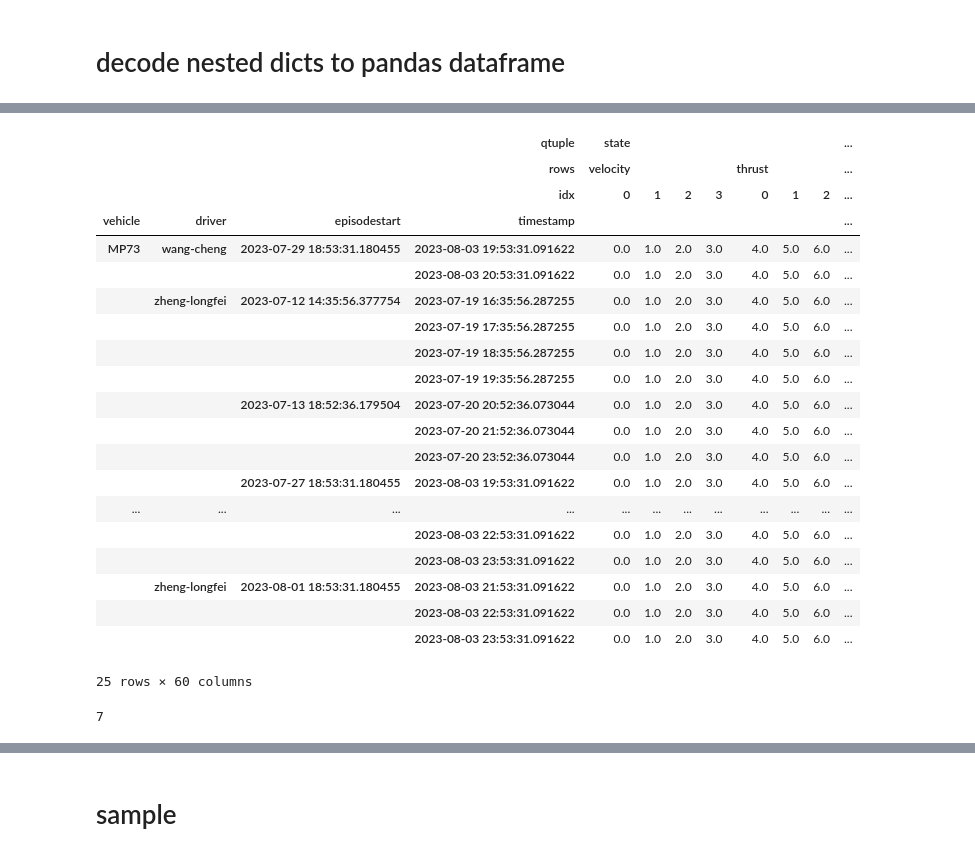
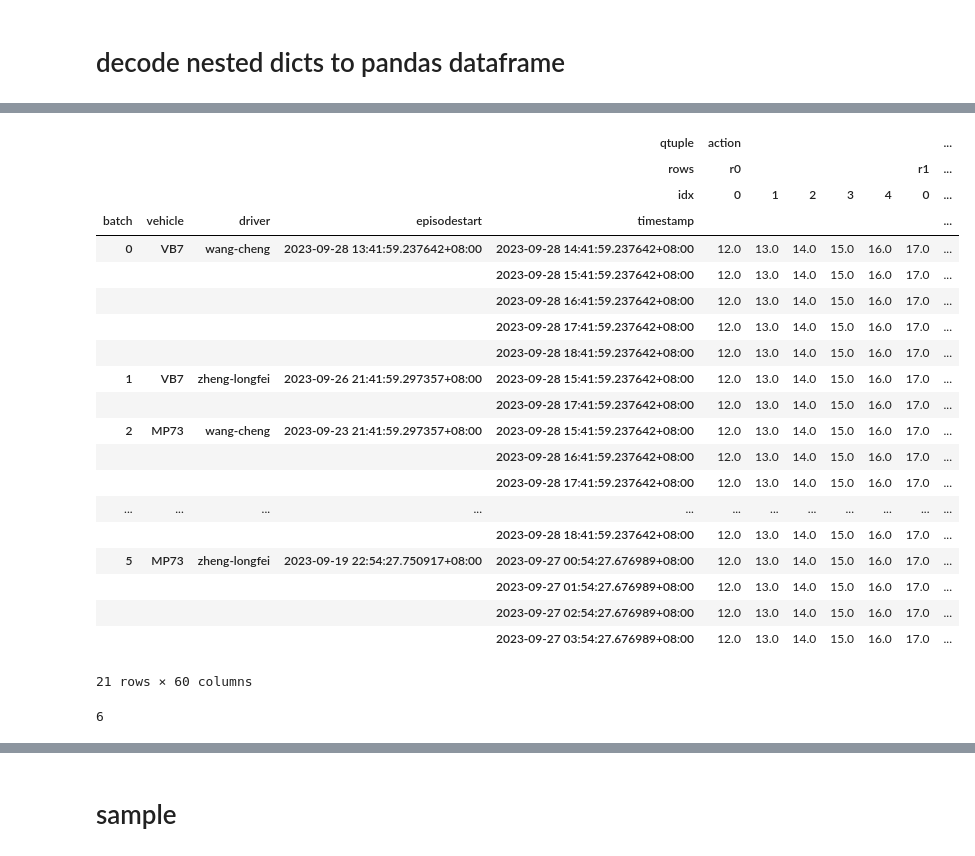
Before and after one commit to Binjian/eos, a Jupyter notebook: eos/utils/avro_codes.ipynb, the cells around one changed output, grey strips where cells are left out. Drawn from its saved outputs; the diff is of its cells as text; code cells hidden in the pictures.

```diff
--- a/eos/utils/avro_codes.ipynb
+++ b/eos/utils/avro_codes.ipynb
@@ -976,6 +976,8 @@ anep
 # anep['meta']['episode_meta']
 # for k,v in anep['sequence']
 len(anep['sequence'])
-anep['sequence'][0]
+# anep['sequence'][0]
+for qtuple, obs in anep['sequence'][0].items():
+    print(f"qtuple: {qtuple};\nobs: {obs}\n\n")
 # %% [output]
 5
@@ -1006,12 +1009,12 @@ dict_observations = [
     {
         (anep['meta']['episode_meta']['vehicle'],
             anep['meta']['episode_meta']['driver'],
-            pd.to_datetime(anep['meta']['episode_meta']['episodestart'],unit='us'),
-            pd.to_datetime(step['timestamp'],unit='us'),
+            pd.to_datetime(anep['meta']['episode_meta']['episodestart'],unit='us',utc=True).tz_convert('Asia/Shanghai'),
+            pd.to_datetime(step['timestamp'],unit='us',utc=True).tz_convert('Asia/Shanghai'),
             qtuple,
             rows,
          	idx
-        ): item
+        ): item if rows != 'timestep' else pd.to_datetime(item).tz_convert('Asia/Shanghai')
         for qtuple, obs in step.items() if qtuple != 'timestamp'
         for rows, value in obs.items()
     	for idx,item in enumerate(value)
@@ -1045,67 +1048,70 @@ len(dicts)
 # %%
 from functools import reduce
 
 df_episodes_list = []
 for ep in dicts:
     dict_observations = [
         {
             (ep['meta']['episode_meta']['vehicle'],
                 ep['meta']['episode_meta']['driver'],
-                pd.to_datetime(ep['meta']['episode_meta']['episodestart'],unit='us'),
-                pd.to_datetime(step['timestamp'],unit='us'),
+                pd.to_datetime(ep['meta']['episode_meta']['episodestart'],unit='us', utc=True).tz_convert('Asia/Shanghai'),
+                pd.to_datetime(step['timestamp'],unit='us', utc=True).tz_convert('Asia/Shanghai'),
                 qtuple,
                 rows,
                 idx
-            ): item
+            ): item if rows != 'timestep' else pd.to_datetime(item).tz_convert('Asia/Shanghai')
             for qtuple, obs in step.items() if qtuple != 'timestamp'
             for rows, value in obs.items()
             for idx,item in enumerate(value)
         }
         for step in ep['sequence']
     ]
 
     dict_ep = {k:v for d in dict_observations for k,v in d.items()}
 
     ser_decoded = pd.Series(dict_ep)
     ser_decoded.index.names = ['vehicle', 'driver', 'episodestart', 'timestamp', 'qtuple', 'rows', 'idx']
     df_decoded = ser_decoded.unstack(level=['qtuple', 'rows', 'idx'])
+    df_decoded.sort_index(inplace=True,axis=1)
     df_episodes_list.append(df_decoded)
     # df_decoded
 
-try:
-    df_episodes = reduce(
-        lambda left,right: pd.concat([left,right], axis=0, ignore_index=False),df_episodes_list
-    )
-except Exception as e:
-    print(e)
+# try:
+#     df_episodes = reduce(
+#         lambda left,right: pd.concat([left,right], axis=0, ignore_index=False),df_episodes_list
+#     )
+# except Exception as e:
+#     print(e)
 
-df_episodes.sort_index(inplace=True)
+index_names = df_episodes_list[0].index.names
+df_episodes = pd.concat(df_episodes_list, keys=range(len(df_episodes_list)), names=["batch"]+index_names)
+
 df_episodes
 # %% [output]
-|  |  |  | qtuple | state |  |  |  |  |  |  | ... |
-|  |  |  | rows | velocity |  |  |  | thrust |  |  | ... |
-|  |  |  | idx | 0 | 1 | 2 | 3 | 0 | 1 | 2 | ... |
-| vehicle | driver | episodestart | timestamp |  |  |  |  |  |  |  | ... |
-| MP73 | wang-cheng | 2023-07-29 18:53:31.180455 | 2023-08-03 19:53:31.091622 | 0.0 | 1.0 | 2.0 | 3.0 | 4.0 | 5.0 | 6.0 | ... |
-|  |  |  | 2023-08-03 20:53:31.091622 | 0.0 | 1.0 | 2.0 | 3.0 | 4.0 | 5.0 | 6.0 | ... |
-|  | zheng-longfei | 2023-07-12 14:35:56.377754 | 2023-07-19 16:35:56.287255 | 0.0 | 1.0 | 2.0 | 3.0 | 4.0 | 5.0 | 6.0 | ... |
-|  |  |  | 2023-07-19 17:35:56.287255 | 0.0 | 1.0 | 2.0 | 3.0 | 4.0 | 5.0 | 6.0 | ... |
-|  |  |  | 2023-07-19 18:35:56.287255 | 0.0 | 1.0 | 2.0 | 3.0 | 4.0 | 5.0 | 6.0 | ... |
-|  |  |  | 2023-07-19 19:35:56.287255 | 0.0 | 1.0 | 2.0 | 3.0 | 4.0 | 5.0 | 6.0 | ... |
-|  |  | 2023-07-13 18:52:36.179504 | 2023-07-20 20:52:36.073044 | 0.0 | 1.0 | 2.0 | 3.0 | 4.0 | 5.0 | 6.0 | ... |
-|  |  |  | 2023-07-20 21:52:36.073044 | 0.0 | 1.0 | 2.0 | 3.0 | 4.0 | 5.0 | 6.0 | ... |
-|  |  |  | 2023-07-20 23:52:36.073044 | 0.0 | 1.0 | 2.0 | 3.0 | 4.0 | 5.0 | 6.0 | ... |
-|  |  | 2023-07-27 18:53:31.180455 | 2023-08-03 19:53:31.091622 | 0.0 | 1.0 | 2.0 | 3.0 | 4.0 | 5.0 | 6.0 | ... |
+|  |  |  |  | qtuple | action |  |  |  |  |  | ... |
+|  |  |  |  | rows | r0 |  |  |  |  | r1 | ... |
+|  |  |  |  | idx | 0 | 1 | 2 | 3 | 4 | 0 | ... |
+| batch | vehicle | driver | episodestart | timestamp |  |  |  |  |  |  | ... |
+| 0 | VB7 | wang-cheng | 2023-09-28 13:41:59.237642+08:00 | 2023-09-28 14:41:59.237642+08:00 | 12.0 | 13.0 | 14.0 | 15.0 | 16.0 | 17.0 | ... |
+|  |  |  |  | 2023-09-28 15:41:59.237642+08:00 | 12.0 | 13.0 | 14.0 | 15.0 | 16.0 | 17.0 | ... |
+|  |  |  |  | 2023-09-28 16:41:59.237642+08:00 | 12.0 | 13.0 | 14.0 | 15.0 | 16.0 | 17.0 | ... |
+|  |  |  |  | 2023-09-28 17:41:59.237642+08:00 | 12.0 | 13.0 | 14.0 | 15.0 | 16.0 | 17.0 | ... |
+|  |  |  |  | 2023-09-28 18:41:59.237642+08:00 | 12.0 | 13.0 | 14.0 | 15.0 | 16.0 | 17.0 | ... |
+| 1 | VB7 | zheng-longfei | 2023-09-26 21:41:59.297357+08:00 | 2023-09-28 15:41:59.237642+08:00 | 12.0 | 13.0 | 14.0 | 15.0 | 16.0 | 17.0 | ... |
+|  |  |  |  | 2023-09-28 17:41:59.237642+08:00 | 12.0 | 13.0 | 14.0 | 15.0 | 16.0 | 17.0 | ... |
+| 2 | MP73 | wang-cheng | 2023-09-23 21:41:59.297357+08:00 | 2023-09-28 15:41:59.237642+08:00 | 12.0 | 13.0 | 14.0 | 15.0 | 16.0 | 17.0 | ... |
+|  |  |  |  | 2023-09-28 16:41:59.237642+08:00 | 12.0 | 13.0 | 14.0 | 15.0 | 16.0 | 17.0 | ... |
+|  |  |  |  | 2023-09-28 17:41:59.237642+08:00 | 12.0 | 13.0 | 14.0 | 15.0 | 16.0 | 17.0 | ... |
 | ... | ... | ... | ... | ... | ... | ... | ... | ... | ... | ... | ... |
-|  |  |  | 2023-08-03 22:53:31.091622 | 0.0 | 1.0 | 2.0 | 3.0 | 4.0 | 5.0 | 6.0 | ... |
-|  |  |  | 2023-08-03 23:53:31.091622 | 0.0 | 1.0 | 2.0 | 3.0 | 4.0 | 5.0 | 6.0 | ... |
-|  | zheng-longfei | 2023-08-01 18:53:31.180455 | 2023-08-03 21:53:31.091622 | 0.0 | 1.0 | 2.0 | 3.0 | 4.0 | 5.0 | 6.0 | ... |
-|  |  |  | 2023-08-03 22:53:31.091622 | 0.0 | 1.0 | 2.0 | 3.0 | 4.0 | 5.0 | 6.0 | ... |
-|  |  |  | 2023-08-03 23:53:31.091622 | 0.0 | 1.0 | 2.0 | 3.0 | 4.0 | 5.0 | 6.0 | ... |
+|  |  |  |  | 2023-09-28 18:41:59.237642+08:00 | 12.0 | 13.0 | 14.0 | 15.0 | 16.0 | 17.0 | ... |
+| 5 | MP73 | zheng-longfei | 2023-09-19 22:54:27.750917+08:00 | 2023-09-27 00:54:27.676989+08:00 | 12.0 | 13.0 | 14.0 | 15.0 | 16.0 | 17.0 | ... |
+|  |  |  |  | 2023-09-27 01:54:27.676989+08:00 | 12.0 | 13.0 | 14.0 | 15.0 | 16.0 | 17.0 | ... |
+|  |  |  |  | 2023-09-27 02:54:27.676989+08:00 | 12.0 | 13.0 | 14.0 | 15.0 | 16.0 | 17.0 | ... |
+|  |  |  |  | 2023-09-27 03:54:27.676989+08:00 | 12.0 | 13.0 | 14.0 | 15.0 | 16.0 | 17.0 | ... |
-25 rows × 60 columns
+21 rows × 60 columns
 # %%
 
 len(df_episodes_list)
 # %% [output]
-7
+6
 # %%
```
Also changed, not shown: parts of 36 cells of this notebook, 1 other file.
